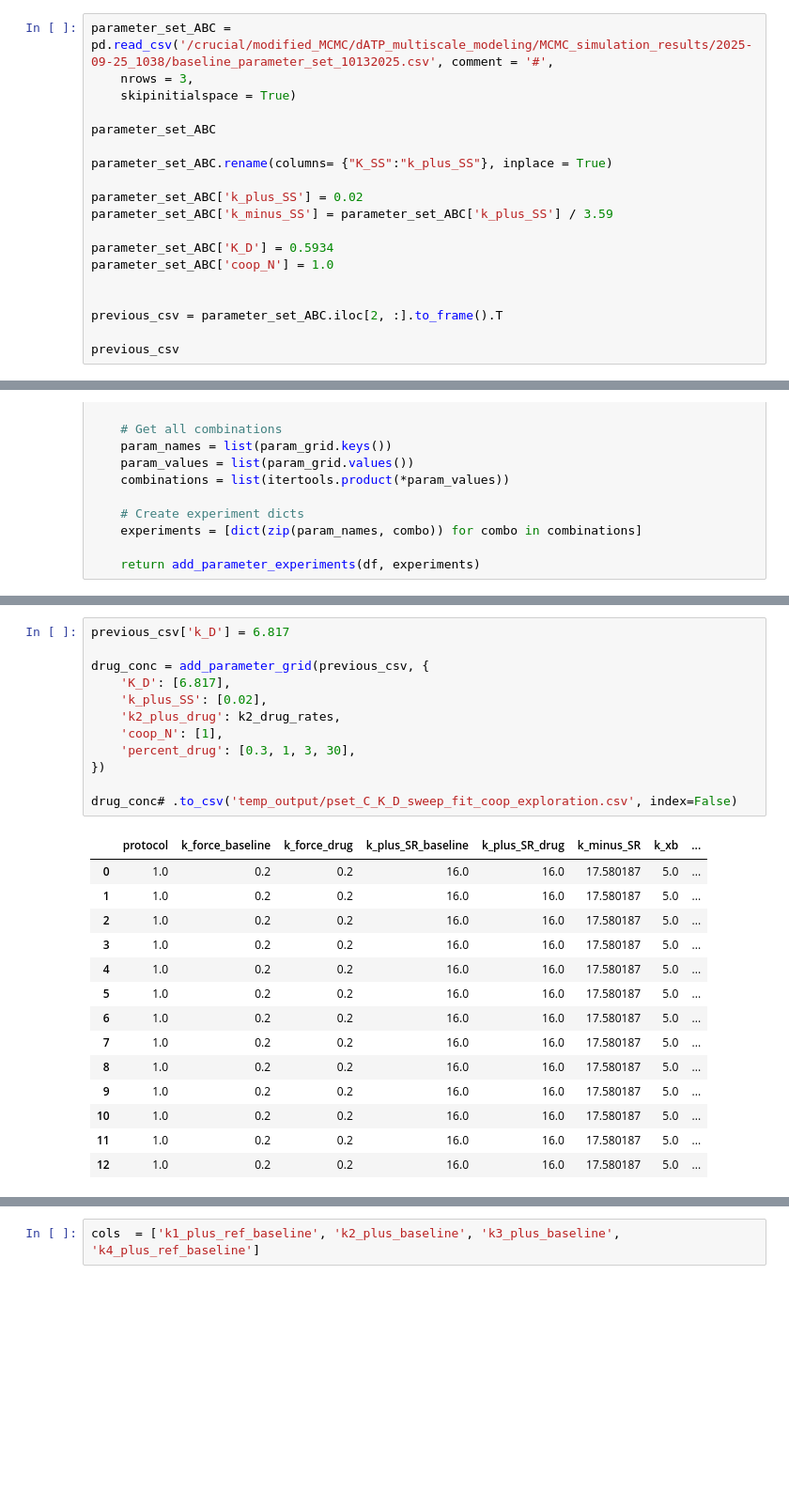
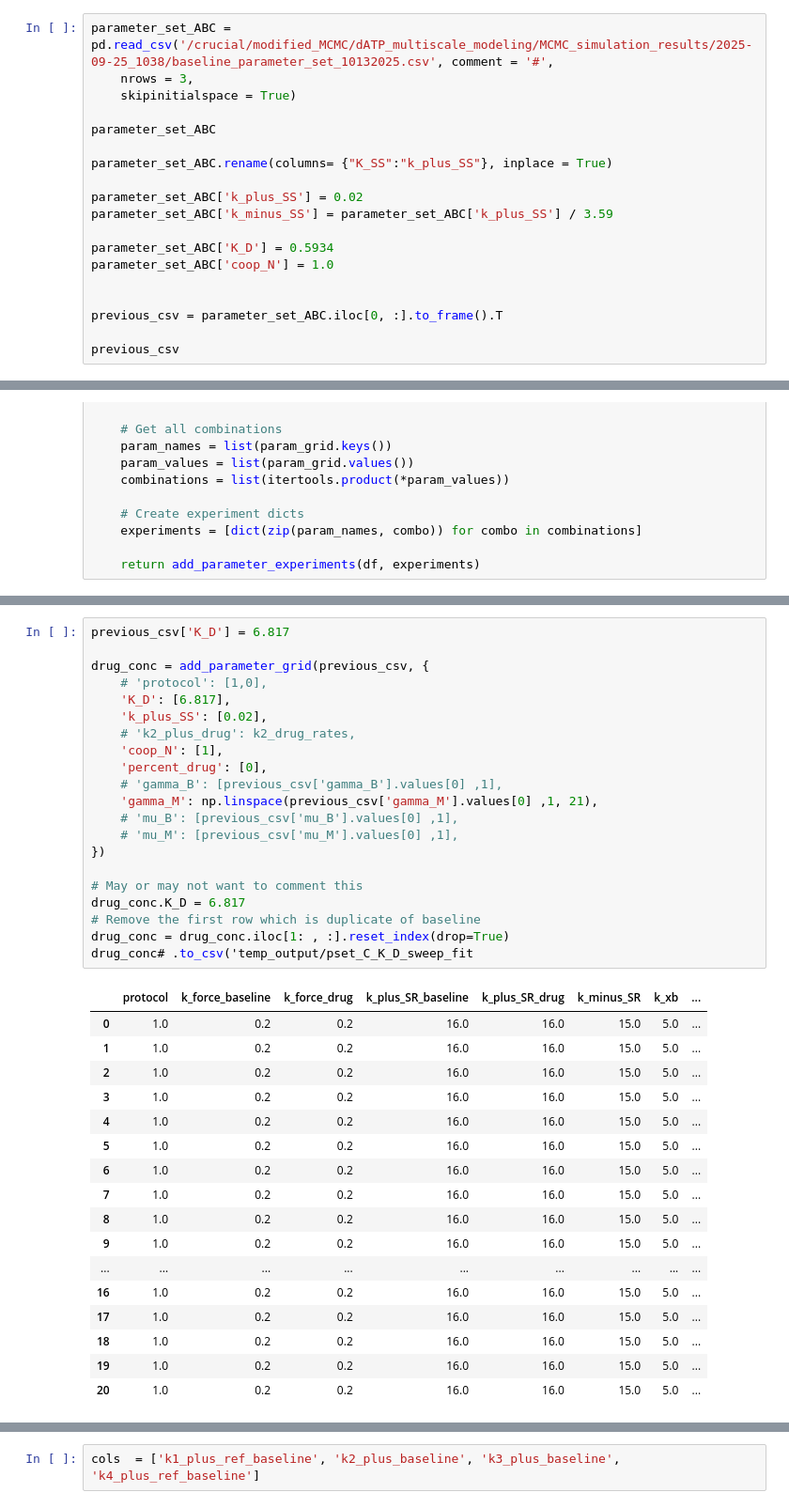
Before and after one commit to marcushock/dATP_multiscale_modeling, a Jupyter notebook: Misc_notebooks/parameter_input_generator.ipynb, the cells around one changed output, grey strips where cells are left out. Shown at 94% size. Cells and saved outputs as stored; diff of their text form; blank space fills up the shorter version.

Commit message:
Unlinking gamma_M and mu_B to explicitly test the effects.

```diff
--- a/Misc_notebooks/parameter_input_generator.ipynb
+++ b/Misc_notebooks/parameter_input_generator.ipynb
@@ -40,7 +40,7 @@ parameter_set_ABC['K_D'] = 0.5934
 parameter_set_ABC['coop_N'] = 1.0
 
 
-previous_csv = parameter_set_ABC.iloc[2, :].to_frame().T
+previous_csv = parameter_set_ABC.iloc[0, :].to_frame().T
 
 previous_csv
 # %% [output]
@@ -190,27 +183,39 @@ array([0.01714036, 0.01591605, 0.01469174])
 # %%
-previous_csv['k_D'] = 6.817
+previous_csv['K_D'] = 6.817
 
 drug_conc = add_parameter_grid(previous_csv, {
+    # 'protocol': [1,0],
     'K_D': [6.817],
     'k_plus_SS': [0.02],
-    'k2_plus_drug': k2_drug_rates,
+    # 'k2_plus_drug': k2_drug_rates,
     'coop_N': [1],
-    'percent_drug': [0.3, 1, 3, 30],
+    'percent_drug': [0],
+    # 'gamma_B': [previous_csv['gamma_B'].values[0] ,1],
+    'gamma_M': np.linspace(previous_csv['gamma_M'].values[0] ,1, 21),
+    # 'mu_B': [previous_csv['mu_B'].values[0] ,1],
+    # 'mu_M': [previous_csv['mu_M'].values[0] ,1],
 })
 
-drug_conc# .to_csv('temp_output/pset_C_K_D_sweep_fit_coop_exploration.csv', index=False)
+# May or may not want to comment this
+drug_conc.K_D = 6.817
+# Remove the first row which is duplicate of baseline
+drug_conc = drug_conc.iloc[1: , :].reset_index(drop=True)
+drug_conc# .to_csv('temp_output/pset_C_K_D_sweep_fit
 # %% [output]
 |  | protocol | k_force_baseline | k_force_drug | k_plus_SR_baseline | k_plus_SR_drug | k_minus_SR | k_xb | ... |
-| 0 | 1.0 | 0.2 | 0.2 | 16.0 | 16.0 | 17.580187 | 5.0 | ... |
-| 1 | 1.0 | 0.2 | 0.2 | 16.0 | 16.0 | 17.580187 | 5.0 | ... |
-| 2 | 1.0 | 0.2 | 0.2 | 16.0 | 16.0 | 17.580187 | 5.0 | ... |
-| 3 | 1.0 | 0.2 | 0.2 | 16.0 | 16.0 | 17.580187 | 5.0 | ... |
-| 4 | 1.0 | 0.2 | 0.2 | 16.0 | 16.0 | 17.580187 | 5.0 | ... |
-| 5 | 1.0 | 0.2 | 0.2 | 16.0 | 16.0 | 17.580187 | 5.0 | ... |
-| 6 | 1.0 | 0.2 | 0.2 | 16.0 | 16.0 | 17.580187 | 5.0 | ... |
-| 7 | 1.0 | 0.2 | 0.2 | 16.0 | 16.0 | 17.580187 | 5.0 | ... |
-| 8 | 1.0 | 0.2 | 0.2 | 16.0 | 16.0 | 17.580187 | 5.0 | ... |
-| 9 | 1.0 | 0.2 | 0.2 | 16.0 | 16.0 | 17.580187 | 5.0 | ... |
-| 10 | 1.0 | 0.2 | 0.2 | 16.0 | 16.0 | 17.580187 | 5.0 | ... |
-| 11 | 1.0 | 0.2 | 0.2 | 16.0 | 16.0 | 17.580187 | 5.0 | ... |
-| 12 | 1.0 | 0.2 | 0.2 | 16.0 | 16.0 | 17.580187 | 5.0 | ... |
+| 0 | 1.0 | 0.2 | 0.2 | 16.0 | 16.0 | 15.0 | 5.0 | ... |
+| 1 | 1.0 | 0.2 | 0.2 | 16.0 | 16.0 | 15.0 | 5.0 | ... |
+| 2 | 1.0 | 0.2 | 0.2 | 16.0 | 16.0 | 15.0 | 5.0 | ... |
+| 3 | 1.0 | 0.2 | 0.2 | 16.0 | 16.0 | 15.0 | 5.0 | ... |
+| 4 | 1.0 | 0.2 | 0.2 | 16.0 | 16.0 | 15.0 | 5.0 | ... |
+| 5 | 1.0 | 0.2 | 0.2 | 16.0 | 16.0 | 15.0 | 5.0 | ... |
+| 6 | 1.0 | 0.2 | 0.2 | 16.0 | 16.0 | 15.0 | 5.0 | ... |
+| 7 | 1.0 | 0.2 | 0.2 | 16.0 | 16.0 | 15.0 | 5.0 | ... |
+| 8 | 1.0 | 0.2 | 0.2 | 16.0 | 16.0 | 15.0 | 5.0 | ... |
+| 9 | 1.0 | 0.2 | 0.2 | 16.0 | 16.0 | 15.0 | 5.0 | ... |
+| ... | ... | ... | ... | ... | ... | ... | ... | ... |
+| 16 | 1.0 | 0.2 | 0.2 | 16.0 | 16.0 | 15.0 | 5.0 | ... |
+| 17 | 1.0 | 0.2 | 0.2 | 16.0 | 16.0 | 15.0 | 5.0 | ... |
+| 18 | 1.0 | 0.2 | 0.2 | 16.0 | 16.0 | 15.0 | 5.0 | ... |
+| 19 | 1.0 | 0.2 | 0.2 | 16.0 | 16.0 | 15.0 | 5.0 | ... |
+| 20 | 1.0 | 0.2 | 0.2 | 16.0 | 16.0 | 15.0 | 5.0 | ... |
```
Also changed, not shown: parts of 5 cells of this notebook, 1 other file.
